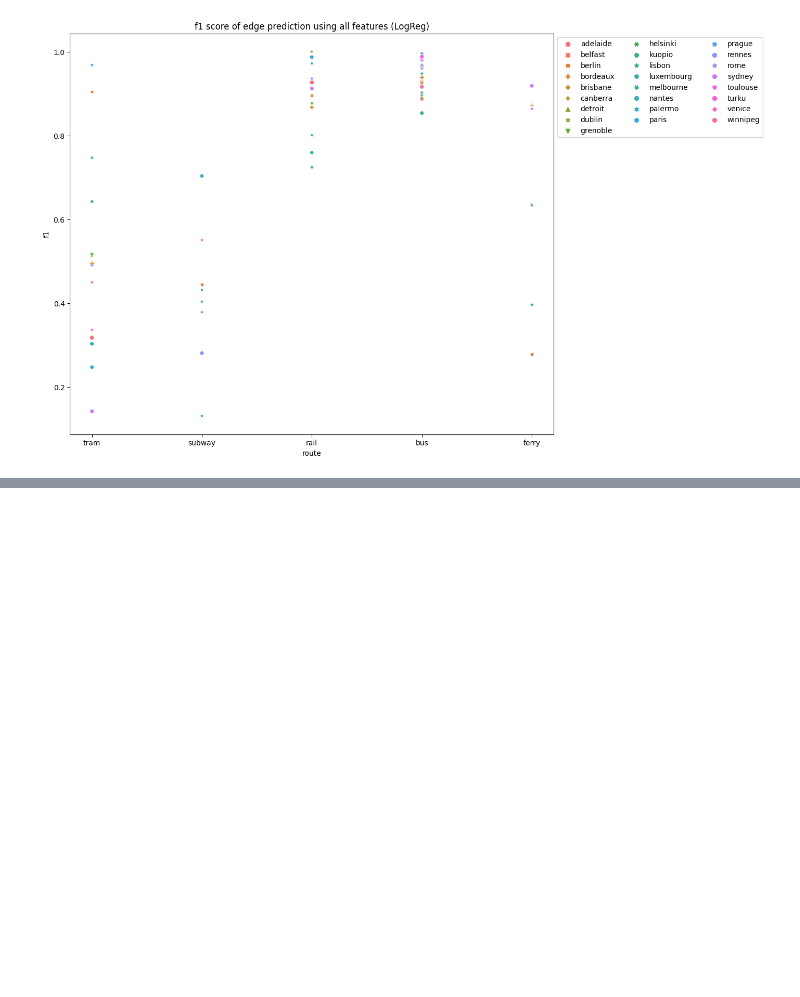
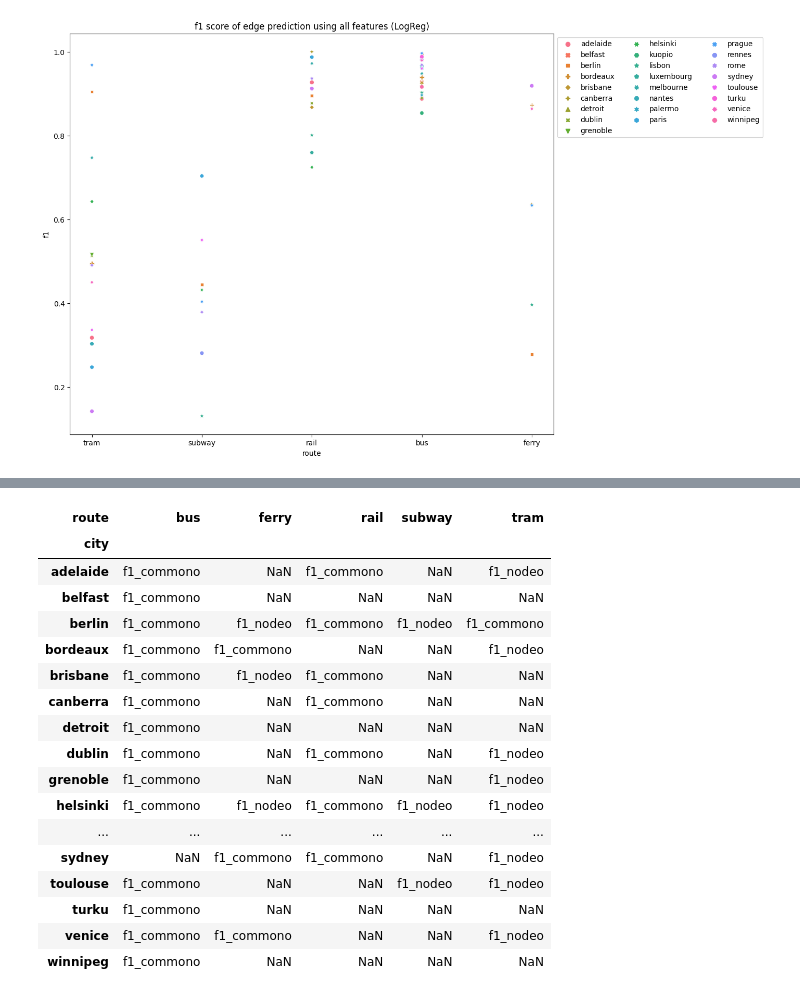
Before and after one commit to ravinitheshreddy/urban-transit-networks-analysis, a Jupyter notebook: notebooks/Exploitation/edge-prediction/exploitation-handcraft.ipynb, the cells around one changed output, grey strips where cells are left out. Saved outputs shown, nothing was run; the diff lists cells and outputs as text; code cells hidden in the pictures; blank space fills up the shorter version.

```diff
--- a/notebooks/Exploitation/exploitation-handcraft.ipynb
+++ b/notebooks/Exploitation/edge-prediction/exploitation-handcraft.ipynb
@@ -24,7 +24,7 @@ from sklearn.preprocessing import StandardScaler
 from sklearn.linear_model import LogisticRegression, LogisticRegressionCV
 from sklearn.feature_selection import SelectKBest, f_classif
 # %%
-rel_data_folder_path = pathlib.Path("./../../data")
+rel_data_folder_path = pathlib.Path("./../../../data")
 transport_data_path = rel_data_folder_path.joinpath('transport_data')
 city_network = rel_data_folder_path.joinpath('network_graphs')
 city_network_graphs = city_network.joinpath('graphs')
@@ -349,8 +349,6 @@ We train a Logistic Regression model for each transport type in each city with 7
 We run three experiments in this part. First, we only use the node features i.e. In degree centrality, Out degree centrality, Betweenness centrality and Katz centrality. Second, only using the common incoming and outgoing neighbours features and lastly, using all 6 features.
 
 ### Only using Node features.
-# %%
-cities_graphs_dir = {'venice': {'ferry': cities_graphs_dir['venice']['ferry']}}
 # %%
 train_model(cities_graphs_dir, city_network_graphs_dir_edge_pred_linreg_hco, incl_node_fts=True, incl_common_fts=False)
 # %% [markdown]
@@ -419,0 +469,5 @@ plot_scores(cities_graphs_scores_all_df, features="all")
+# %%
+combined_result_df = pd.merge(pd.merge(cities_graphs_scores_hco_df,cities_graphs_scores_commono_df,on = ['city', 'route'], suffixes=['_nodeo','_commono']),cities_graphs_scores_all_df,on = ['city', 'route'])[['city', 'route', 'f1_nodeo', 'f1_commono', 'f1']]
+combined_result_df['best'] = combined_result_df[['f1_nodeo','f1_commono','f1']].idxmax(axis=1)
+combined_result_df['best_score'] = combined_result_df[['f1_nodeo','f1_commono','f1']].max(axis=1)
+combined_result_df
@@ -419,0 +488,21 @@ plot_scores(cities_graphs_scores_all_df, features="all")
+# %%
+combined_result_df[["city", "route", "best"]].pivot(index='city', columns='route', values='best')
+# %% [output]
+| route | bus | ferry | rail | subway | tram |
+| city |  |  |  |  |  |
+| adelaide | f1_commono | NaN | f1_commono | NaN | f1_nodeo |
+| belfast | f1_commono | NaN | NaN | NaN | NaN |
+| berlin | f1_commono | f1_nodeo | f1_commono | f1_nodeo | f1_commono |
+| bordeaux | f1_commono | f1_commono | NaN | NaN | f1_nodeo |
+| brisbane | f1_commono | f1_nodeo | f1_commono | NaN | NaN |
+| canberra | f1_commono | NaN | f1_commono | NaN | NaN |
+| detroit | f1_commono | NaN | NaN | NaN | NaN |
+| dublin | f1_commono | NaN | f1_commono | NaN | f1_nodeo |
+| grenoble | f1_commono | NaN | NaN | NaN | f1_nodeo |
+| helsinki | f1_commono | f1_nodeo | f1_commono | f1_nodeo | f1_nodeo |
+| ... | ... | ... | ... | ... | ... |
+| sydney | NaN | f1_commono | f1_commono | NaN | f1_nodeo |
+| toulouse | f1_commono | NaN | NaN | f1_nodeo | f1_nodeo |
+| turku | f1_commono | NaN | NaN | NaN | NaN |
+| venice | f1_commono | f1_commono | NaN | NaN | f1_nodeo |
+| winnipeg | f1_commono | NaN | NaN | NaN | NaN |
```
Also changed, not shown: parts of 7 cells of this notebook, 1 other file.
